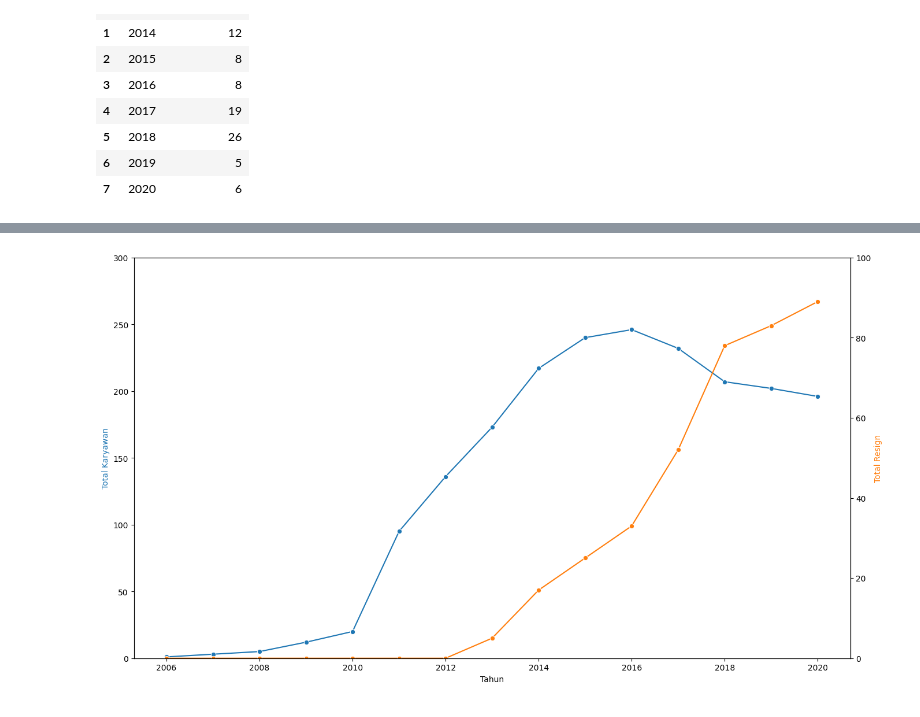
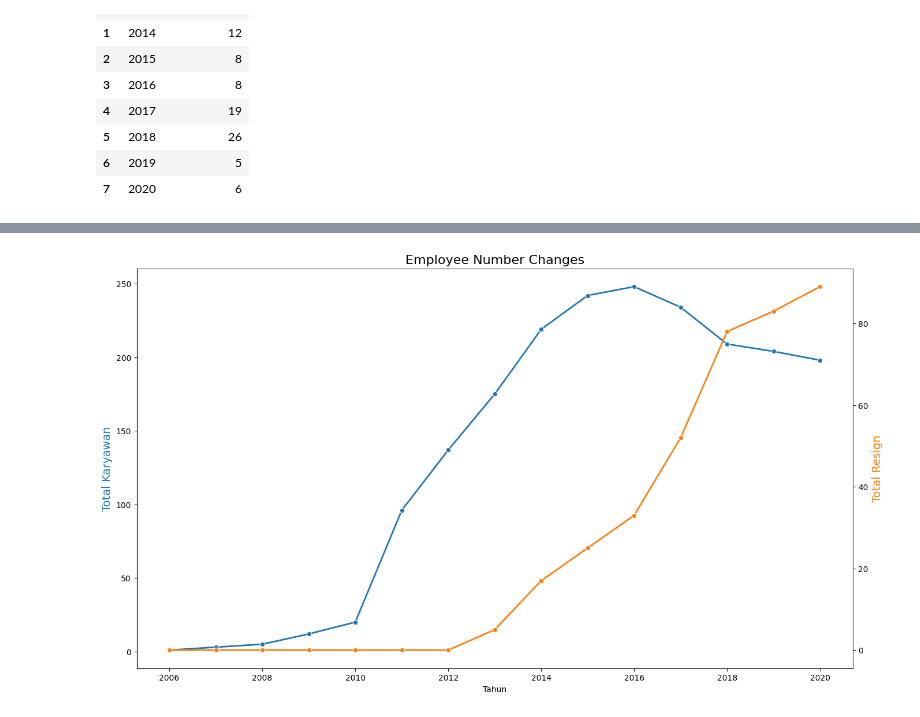
Before and after one commit to sabirinID/Predicting-Employee-Attrition, a Jupyter notebook: Notebooks/hr_employee_retention.ipynb, the cells around one changed output, grey strips where cells are left out. Saved outputs shown, nothing was run; the diff lists cells and outputs as text; code cells hidden in the pictures.

```diff
--- a/Notebooks/hr_employee_retention.ipynb
+++ b/Notebooks/hr_employee_retention.ipynb
@@ -725,3 +721,5 @@ plt.show()
 - Tidak ada _multicollinearity_.
 # %% [markdown]
 ## Feature Engineering
+# %%
+df_eng = df.copy()
@@ -728,8 +728,8 @@ plt.show()
 # %%
 # Create new columns derived from existing columns
-df['TahunHiring'] = df['TanggalHiring'].dt.year
-df['TahunHiring'] = df['TahunHiring'].astype('Int64')
+df_eng['TahunHiring'] = df_eng['TanggalHiring'].dt.year
+df_eng['TahunHiring'] = df_eng['TahunHiring'].astype('Int64')
 
-df['TahunResign'] = df['TanggalResign'].dt.year
-df['TahunResign'] = df['TahunResign'].astype('Int64') # Prevent the occurrence of IntCastingNaNError
+df_eng['TahunResign'] = df_eng['TanggalResign'].dt.year
+df_eng['TahunResign'] = df_eng['TahunResign'].astype('Int64') # Prevent the occurrence of IntCastingNaNError
 # %%
@@ -755,6 +755,6 @@ memory usage: 36.0 KB
 # %%
-annual_hiring = df[['TahunHiring', 'TanggalHiring']].groupby('TahunHiring').agg({'TanggalHiring':'count'}).reset_index().rename(columns={'TahunHiring'   : 'Tahun',
-                                                                                                                                         'TanggalHiring' : 'JumlahHiring'})
+annual_hiring = df_eng[['TahunHiring', 'TanggalHiring']].groupby('TahunHiring').agg({'TanggalHiring':'count'}).reset_index().rename(columns={'TahunHiring'   : 'Tahun',
+                                                                                                                                             'TanggalHiring' : 'JumlahHiring'})
 annual_hiring
 # %% [output]
 |  | Tahun | JumlahHiring |
@@ -772,8 +772,8 @@ annual_hiring
 | 11 | 2017 | 5 |
 | 12 | 2018 | 1 |
 # %%
-annual_resign = df[['TahunResign', 'TanggalResign']].groupby('TahunResign').agg({'TanggalResign':'count'}).reset_index().rename(columns={'TahunResign'   : 'Tahun',
-                                                                                                                                         'TanggalResign' : 'JumlahResign'})
+annual_resign = df_eng[['TahunResign', 'TanggalResign']].groupby('TahunResign').agg({'TanggalResign':'count'}).reset_index().rename(columns={'TahunResign'   : 'Tahun',
+                                                                                                                                             'TanggalResign' : 'JumlahResign'})
 annual_resign
 # %% [output]
 |  | Tahun | JumlahResign |
@@ -890,15 +883,18 @@ plt.show()
 # %%
-fig, ax1 = plt.subplots(figsize=(16, 9))
+fig, ax1 = plt.subplots(figsize=(16, 9), frameon=True)
+ax1.spines[['top', 'right', 'bottom', 'left']].set_visible(False)
 
 ax2 = ax1.twinx()
-sns.lineplot(data=annual_turnover, x='Tahun', y='TotalKaryawan', marker='o', color='tab:blue', ax=ax1)
-sns.lineplot(data=annual_turnover, x='Tahun', y='TotalResign', marker='o', color='tab:orange', ax=ax2)
+sns.lineplot(data=annual_turnover, x='Tahun', y='TotalKaryawan', marker='o', linewidth=2, color='tab:blue', ax=ax1, zorder=10)
+sns.lineplot(data=annual_turnover, x='Tahun', y='TotalResign', marker='o', linewidth=2, color='tab:orange', ax=ax2, zorder=10)
 
-ax1.set_ylabel('Total Karyawan', color='tab:blue')
-ax1.set_ylim(0, 300)
-ax2.set_ylabel('Total Resign', color='tab:orange')
-ax2.set_ylim(0, 100)
+ax1.set_ylabel('Total Karyawan', color='tab:blue', fontsize=14)
+# ax1.set_ylim(0, 300)
+ax2.set_ylabel('Total Resign', color='tab:orange', fontsize=14)
+# ax2.set_ylim(0, 100)
 
+plt.title('Employee Number Changes', fontsize=16)
+# plt.xlim(2006, 2020)
 plt.show()
 # %% [output]
-[figure, old version]
+[figure, new version]
```
Also changed, not shown: parts of 77 cells of this notebook.
